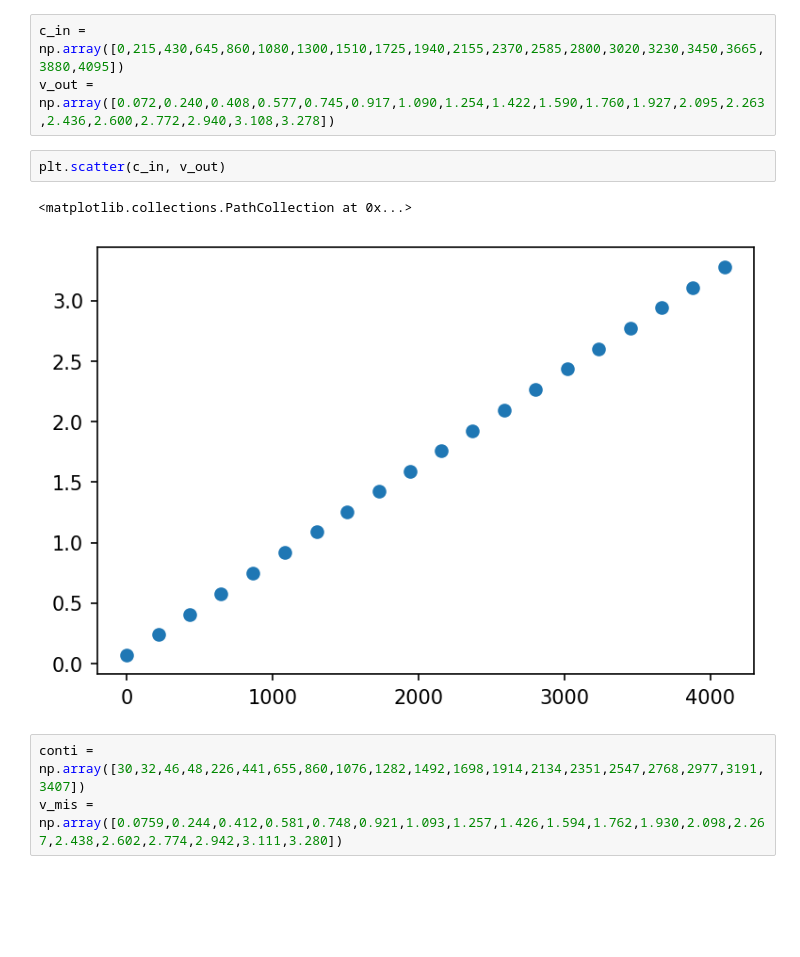
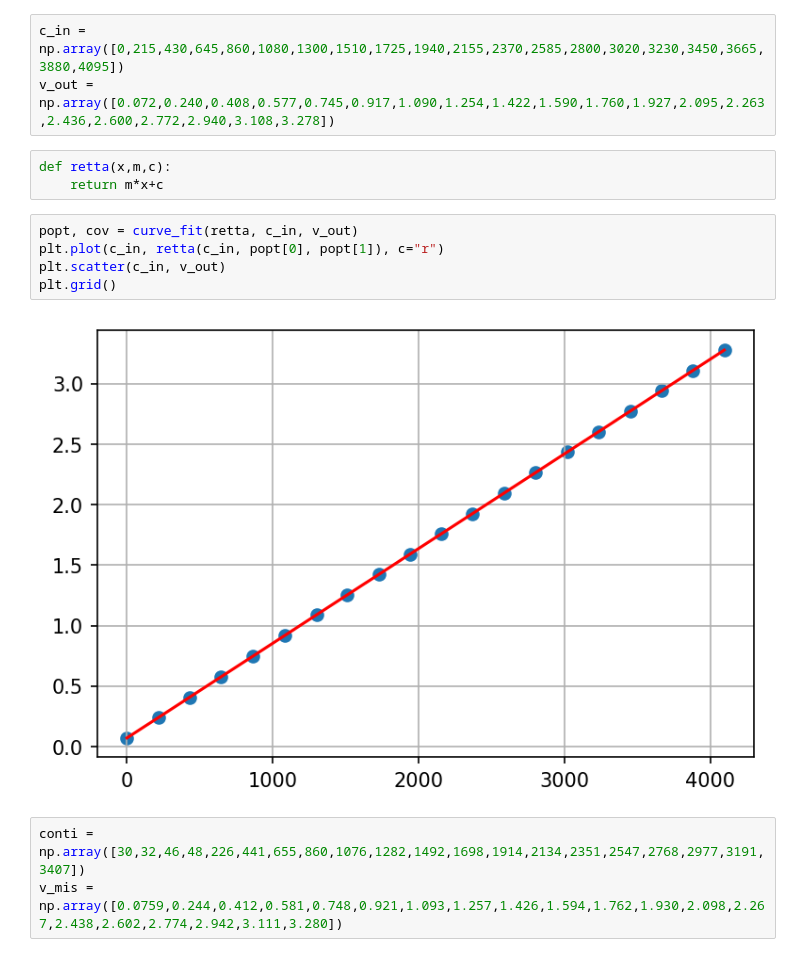
Before and after one commit to 1892051/LabSS, a Jupyter notebook: LabSS/esperienza_8/book.ipynb, the cells around one changed output. Drawn from its saved outputs; the diff is of its cells as text; blank space fills up the shorter version.

```diff
--- a/LabSS/esperienza_8/book.ipynb
+++ b/LabSS/esperienza_8/book.ipynb
@@ -8,11 +8,16 @@ from scipy.optimize import curve_fit
 # %%
 c_in = np.array([0,215,430,645,860,1080,1300,1510,1725,1940,2155,2370,2585,2800,3020,3230,3450,3665,3880,4095])
 v_out = np.array([0.072,0.240,0.408,0.577,0.745,0.917,1.090,1.254,1.422,1.590,1.760,1.927,2.095,2.263,2.436,2.600,2.772,2.940,3.108,3.278])
-# %%
-plt.scatter(c_in, v_out)
-# %% [output]
-<matplotlib.collections.PathCollection at 0x...>
-[figure, removed]
+# %%
+def retta(x,m,c):
+    return m*x+c
+# %%
+popt, cov = curve_fit(retta, c_in, v_out)
+plt.plot(c_in, retta(c_in, popt[0], popt[1]), c="r")
+plt.scatter(c_in, v_out)
+plt.grid()
+# %% [output]
+[figure, added]
 # %%
 conti = np.array([30,32,46,48,226,441,655,860,1076,1282,1492,1698,1914,2134,2351,2547,2768,2977,3191,3407])
 v_mis = np.array([0.0759,0.244,0.412,0.581,0.748,0.921,1.093,1.257,1.426,1.594,1.762,1.930,2.098,2.267,2.438,2.602,2.774,2.942,3.111,3.280])
```
Also changed, not shown: parts of 6 cells of this notebook.
